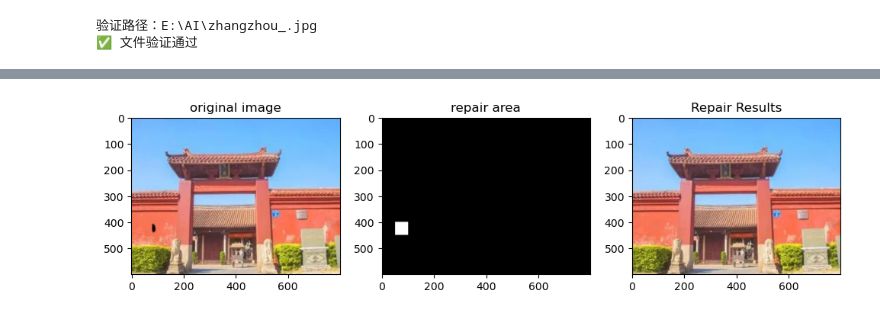
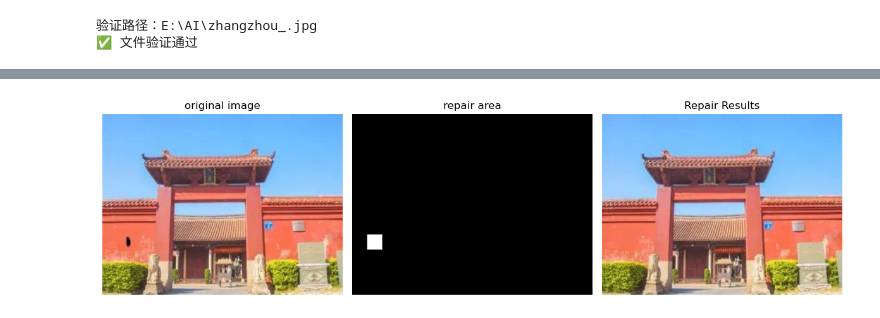
Before and after one commit to 15329482851/Image-Processing-Demo-Description-, a Jupyter notebook: zhangzhou.ipynb, the cells around one changed output, grey strips where cells are left out. Saved outputs shown, nothing was run; the diff lists cells and outputs as text; code cells hidden in the pictures.

```diff
--- a/zhangzhou.ipynb
+++ b/zhangzhou.ipynb
@@ -51,31 +51,39 @@ else:
 import cv2
 import numpy as np
 import matplotlib.pyplot as plt
-import os
 import base64
 from IPython.display import display, HTML
+import os
+
 # ===== 1. 安全读取图片 =====
 def safe_read_image(file_name):
-    # 获取绝对路径
-    current_dir = os.getcwd()
-    full_path = os.path.join(current_dir, file_name)
-    print("🕵️ 正在尝试读取：", full_path)
+    # 确保使用相对路径
+    image_path = 'E:\AI\zhangzhou_.jpg'
 
-    # 验证文件存在性
-    if not os.path.exists(full_path):
-        raise FileNotFoundError(f"文件 {file_name} 不存在！请检查路径和文件名")
+    try:
+        # 检查文件是否存在
+        if not os.path.exists(image_path):
+            raise FileNotFoundError(f"图片文件 {image_path} 不存在")
 
-    # 读取图片
-    img = cv2.imread(full_path)
-    if img is None:
-        raise ValueError("OpenCV读取失败！可能原因：文件损坏或非图片格式")
+        # 读取图像
+        img = cv2.imread(image_path)
+        if img is None:
+            raise ValueError(f"无法读取图像 {image_path}，请检查文件格式")
 
-    return img
+        print(f"成功加载图像: {image_path}, 尺寸: {img.shape}")
+        return img
+
+    except Exception as e:
+        print(f"读取图像时发生错误: {str(e)}")
+        return None
 
 # ===== 2. 主流程 =====
 try:
     # 读取并预处理
-    img = safe_read_image('E:\AI\zhangzhou_.jpg')
+    img = safe_read_image('zhangzhou_.jpg')  # 使用相对路径
+    if img is None:
+        raise RuntimeError("无法加载图像，无法继续处理")
+
     img = cv2.resize(img, (800, 600))
 
     # 手动创建掩膜（示例：修复左上角区域）
@@ -85,37 +93,55 @@ try:
     # 修复图像
     restored = cv2.inpaint(img, mask, 10, cv2.INPAINT_NS)
 
-    # 显示结果
-    plt.figure(figsize=(12,6))
-    plt.subplot(131), plt.imshow(cv2.cvtColor(img, cv2.COLOR_BGR2RGB)), plt.title('original image')
-    plt.subplot(132), plt.imshow(mask, cmap='gray'), plt.title('repair area')
-    plt.subplot(133), plt.imshow(cv2.cvtColor(restored, cv2.COLOR_BGR2RGB)), plt.title('Repair Results')
+    # ===== 1. Matplotlib 显示 =====
+    plt.figure(figsize=(12, 6))
+
+    plt.subplot(131)
+    plt.imshow(cv2.cvtColor(img, cv2.COLOR_BGR2RGB))
+    plt.title('original image')
+    plt.axis('off')
+
+    plt.subplot(132)
+    plt.imshow(mask, cmap='gray')
+    plt.title('repair area')
+    plt.axis('off')
+
+    plt.subplot(133)
+    plt.imshow(cv2.cvtColor(restored, cv2.COLOR_BGR2RGB))
+    plt.title('Repair Results')
+    plt.axis('off')
+
+    plt.tight_layout()
+    plt.savefig('result_plot.png')  # 保存图表
     plt.show()
 
-except Exception as e:
-    print("🔥 发生错误：", str(e))
-
-
-    # ============= 添加 HTML 渲染部分 =============
+    # ===== 2. HTML 渲染显示 =====
     def display_image(title, image, is_mask=False):
         """将图像转换为 HTML 可显示的格式"""
         if is_mask or len(image.shape) == 2:  # 处理灰度图/掩码
-            _, img_encoded = cv2.imencode('zhangzhou_.png', image)
+            _, img_encoded = cv2.imencode('.png', image)
+            mime_type = 'image/png'
         else:  # 处理彩色图
             # 转换为 RGB 格式
             rgb_image = cv2.cvtColor(image, cv2.COLOR_BGR2RGB)
-            _, img_encoded = cv2.imencode('zhangzhou_.jpg', rgb_image)
+            _, img_encoded = cv2.imencode('.jpg', rgb_image)
+            mime_type = 'image/jpeg'
 
         img_base64 = base64.b64encode(img_encoded).decode('utf-8')
-        content_type = 'image/png' if is_mask else 'image/jpeg'
-
-        display(HTML(f"<h3>{title}</h3><img src='data:{content_type};base64,{img_base64}'>"))
+        html_content = f"<h3>{title}</h3><img src='data:{mime_type};base64,{img_base64}' style='max-width: 600px;'>"
+        display(HTML(html_content))
 
     # 显示所有图像
-    display_image("原始图片 (HTML)", img)
-    display_image("修复区域 (HTML)", mask, is_mask=True)
-    display_image("修复结果 (HTML)", restored)
+    display_image("原始图片 (HTML渲染)", img)
+    display_image("修复区域 (HTML渲染)", mask, is_mask=True)
+    display_image("修复结果 (HTML渲染)", restored)
+
+    # ===== 3. 保存结果图像 =====
+    cv2.imwrite('original.jpg', img)
+    cv2.imwrite('mask.png', mask)
+    cv2.imwrite('restored.jpg', restored)
+    print("结果图像已保存: original.jpg, mask.png, restored.jpg")
 
 except Exception as e:
-    print(f'● 发生错误: {str(e)}')
+    print(f'🔥 发生错误: {str(e)}')
 # %% [output]
@@ -123 +149 @@ except Exception as e:
-[figure, old version]
+[figure, new version]
```
Also changed, not shown: parts of 1 cell of this notebook.
